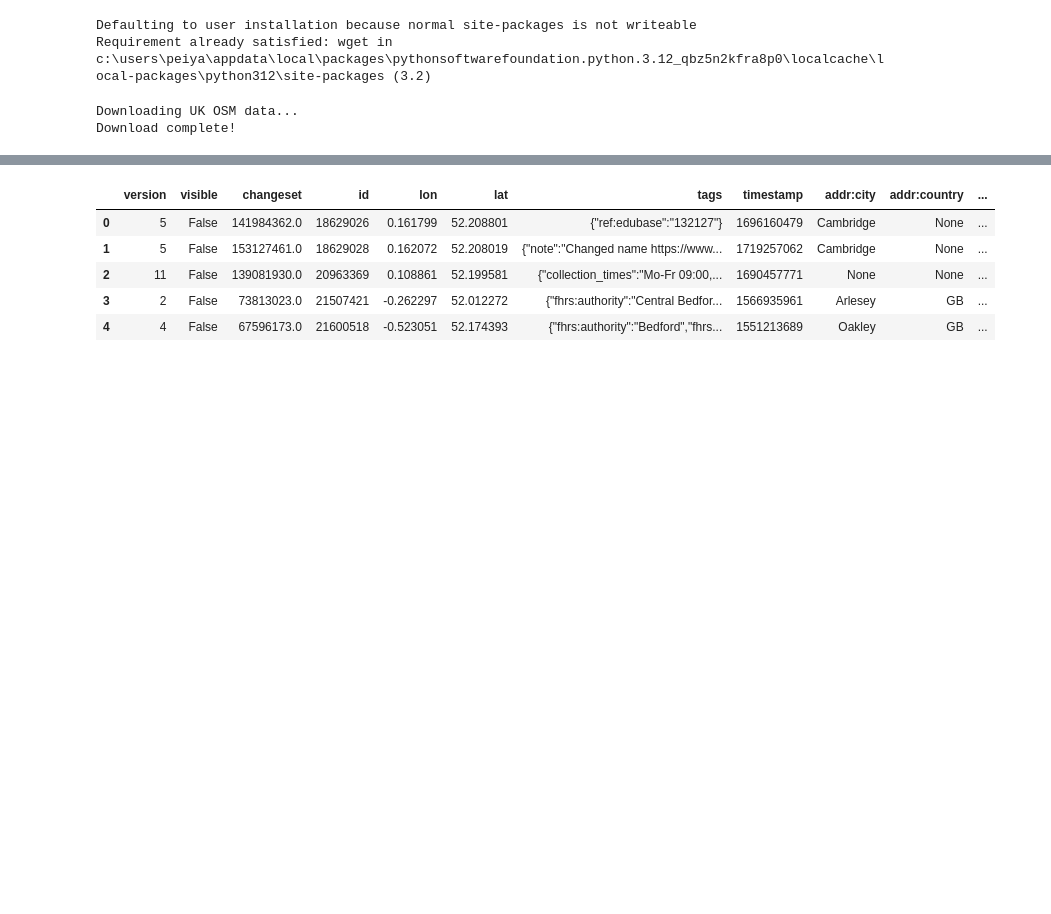
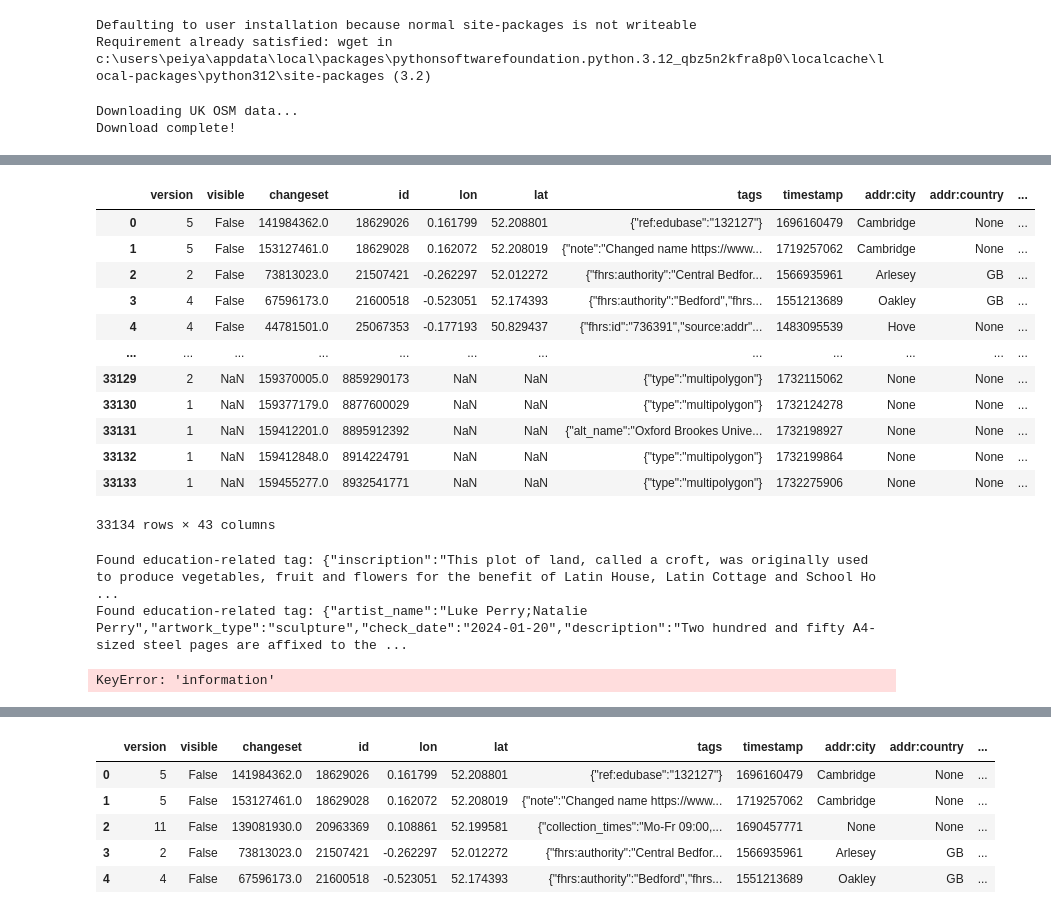
Before and after one commit to Pidongg/pz286_ads_2024, a Jupyter notebook: ads_course_assessment.ipynb, the cells around one changed output, grey strips where cells are left out. Cells and saved outputs as stored; diff of their text form; code cells hidden in the pictures; blank space fills up the shorter version.

```diff
--- a/ads_course_assessment.ipynb
+++ b/ads_course_assessment.ipynb
@@ -491,0 +530,21 @@ pois.describe() # more datapoints than obtaining through OSMnx: 27927 data point
+# %%
+pois = osm.get_pois(custom_filter={
+    'amenity': ['university', 'college', 'school'],
+    'landuse': ['education'],
+})
+# %%
+pois
+# %% [output]
+|  | version | visible | changeset | id | lon | lat | tags | timestamp | addr:city | addr:country | ... |
+| 0 | 5 | False | 141984362.0 | 18629026 | 0.161799 | 52.208801 | {"ref:edubase":"132127"} | 1696160479 | Cambridge | None | ... |
+| 1 | 5 | False | 153127461.0 | 18629028 | 0.162072 | 52.208019 | {"note":"Changed name https://www... | 1719257062 | Cambridge | None | ... |
+| 2 | 2 | False | 73813023.0 | 21507421 | -0.262297 | 52.012272 | {"fhrs:authority":"Central Bedfor... | 1566935961 | Arlesey | GB | ... |
+| 3 | 4 | False | 67596173.0 | 21600518 | -0.523051 | 52.174393 | {"fhrs:authority":"Bedford","fhrs... | 1551213689 | Oakley | GB | ... |
+| 4 | 4 | False | 44781501.0 | 25067353 | -0.177193 | 50.829437 | {"fhrs:id":"736391","source:addr"... | 1483095539 | Hove | None | ... |
+| ... | ... | ... | ... | ... | ... | ... | ... | ... | ... | ... | ... |
+| 33129 | 2 | NaN | 159370005.0 | 8859290173 | NaN | NaN | {"type":"multipolygon"} | 1732115062 | None | None | ... |
+| 33130 | 1 | NaN | 159377179.0 | 8877600029 | NaN | NaN | {"type":"multipolygon"} | 1732124278 | None | None | ... |
+| 33131 | 1 | NaN | 159412201.0 | 8895912392 | NaN | NaN | {"alt_name":"Oxford Brookes Unive... | 1732198927 | None | None | ... |
+| 33132 | 1 | NaN | 159412848.0 | 8914224791 | NaN | NaN | {"type":"multipolygon"} | 1732199864 | None | None | ... |
+| 33133 | 1 | NaN | 159455277.0 | 8932541771 | NaN | NaN | {"type":"multipolygon"} | 1732275906 | None | None | ... |
+33134 rows × 43 columns
@@ -491,0 +555,13 @@ pois.describe() # more datapoints than obtaining through OSMnx: 27927 data point
+# %%
+if 'tags' in pois.columns:
+    education_keywords = ['school', 'university', 'college']
+    for tag in pois_not_filtered['tags'].dropna():
+        if any(keyword in str(tag).lower() for keyword in education_keywords):
+            print("Found education-related tag:", tag)
+# %% [output]
+Found education-related tag: {"inscription":"This plot of land, called a croft, was originally used to produce vegetables, fruit and flowers for the benefit of Latin House, Latin Cottage and School Ho ...
+Found education-related tag: {"artist_name":"Luke Perry;Natalie Perry","artwork_type":"sculpture","check_date":"2024-01-20","description":"Two hundred and fifty A4-sized steel pages are affixed to the ...
+# %%
+pois['information'].unique()
+# %% [output]
+KeyError: 'information'
```
Also changed, not shown: parts of 28 cells of this notebook.
